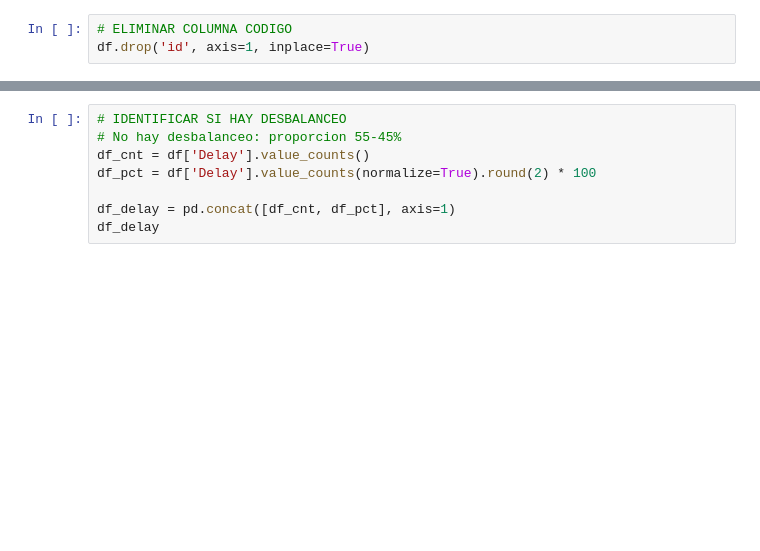
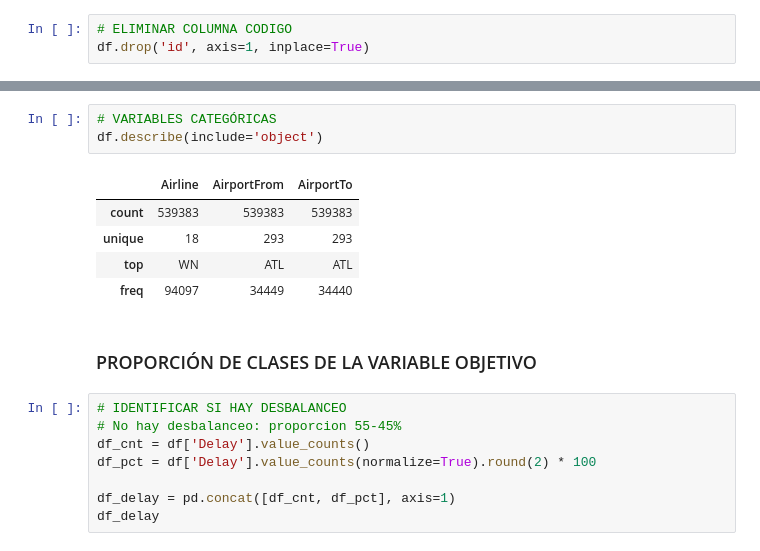
Before and after one commit to Sts87/FlightOnTime, a Jupyter notebook: FlightOnTime-Analisis.ipynb, the cells around one changed output, grey strips where cells are left out. Drawn from its saved outputs; the diff is of its cells as text; blank space fills up the shorter version.

```diff
--- a/FlightOnTime-Analisis.ipynb
+++ b/FlightOnTime-Analisis.ipynb
@@ -30,3 +87,14 @@ df.drop('id', axis=1, inplace=True)
+# %%
+# VARIABLES CATEGÓRICAS
+df.describe(include='object')
+# %% [output]
+|  | Airline | AirportFrom | AirportTo |
+| count | 539383 | 539383 | 539383 |
+| unique | 18 | 293 | 293 |
+| top | WN | ATL | ATL |
+| freq | 94097 | 34449 | 34440 |
+# %% [markdown]
+### PROPORCIÓN DE CLASES DE LA VARIABLE OBJETIVO
 # %%
 # IDENTIFICAR SI HAY DESBALANCEO
 # No hay desbalanceo: proporcion 55-45%
```
Also changed, not shown: parts of 8 cells of this notebook.
